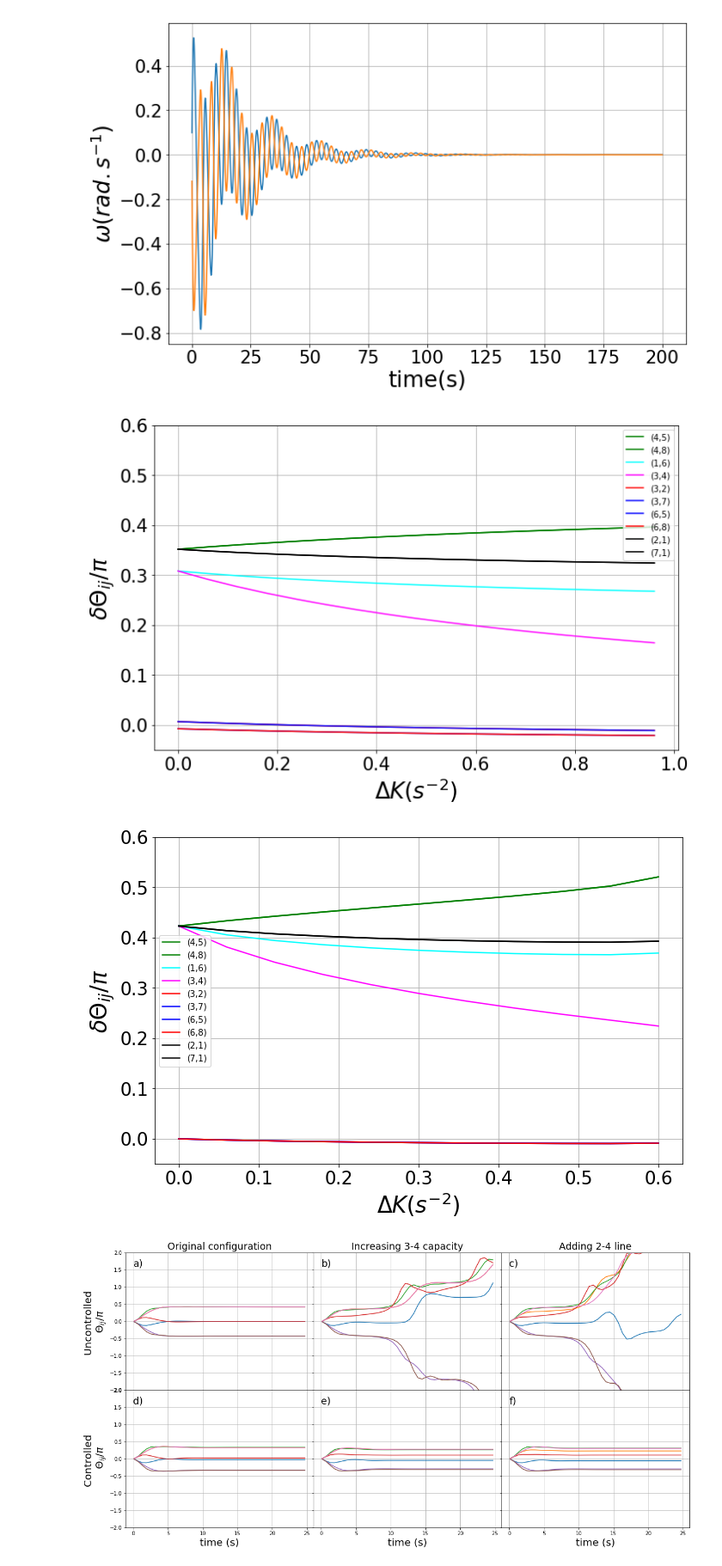
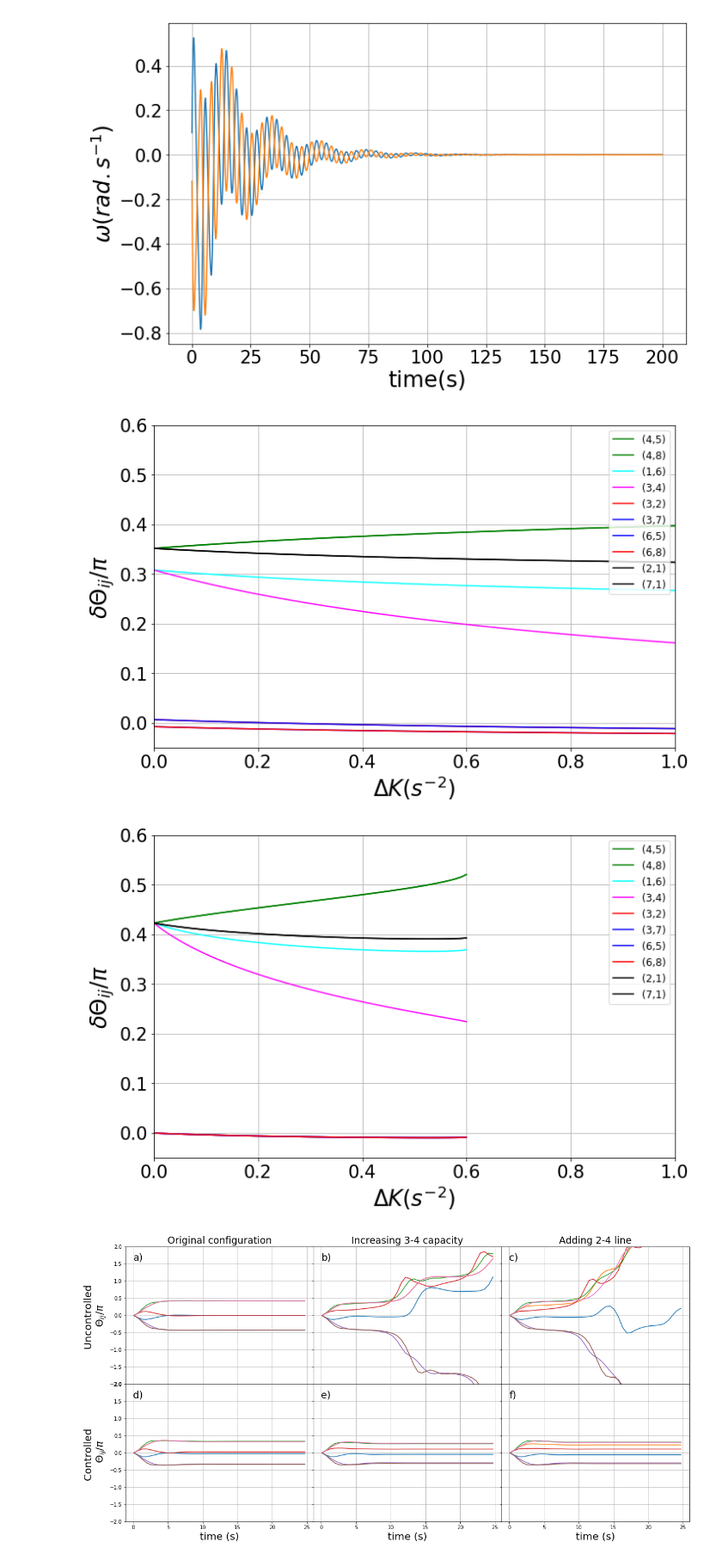
Before and after one commit to nicoleorzan/Braess-paradox, a Jupyter notebook: Plots.ipynb, the cells around one changed output. Shown at 86% size. Cells and saved outputs as stored; diff of their text form; code cells hidden in the pictures.

Commit message:
re did some plots

```diff
--- a/Plots.ipynb
+++ b/Plots.ipynb
@@ -39,8 +36,8 @@ plt.show()
 # %% [output]
 [figure]
 # %%
-df = pd.read_csv("more_nodes/capacity_variation/Data/deltaTheta_vs_capacity_gamma0.1", delim_whitespace = True)
-df = df.iloc[::6, :]
+df = pd.read_csv("more_nodes/capacity_variation/Data/deltaTheta_vs_capacity_gamma01", delim_whitespace = True)
+#df = df.iloc[::6, :]
 fig = plt.figure(figsize=(11,7))
 ax = fig.add_subplot(111)
 ax.plot(df.iloc[:,0], df.iloc[:,1], label = "(4,5)", color = 'green')
@@ -54,40 +51,42 @@ ax.plot(df.iloc[:,0], df.iloc[:,8], label = "(6,8)", color = 'red')
 ax.plot(df.iloc[:,0], df.iloc[:,9], label = "(2,1)", color = 'black')
 ax.plot(df.iloc[:,0], df.iloc[:,10], label = "(7,1)", color = 'black')
 ax.set_ylim([-0.05,0.6])
+ax.set_xlim([0,1])
 ax.set_xlabel("$\Delta K (s^{-2})$", size = 26)
 ax.set_ylabel("$\delta \Theta_{ij} / \pi$", size = 26)
 ax.tick_params(labelsize=21)
 plt.grid()
-plt.legend()
+plt.legend(loc = 1, prop={'size': 12})
 plt.savefig('Deltatheta_vs_capacity_gamma01.png', bbox_inches='tight')
 plt.show()
 # %% [output]
-[figure, old version]
+[figure, new version]
 # %%
 df = pd.read_csv("more_nodes/capacity_variation/Data/deltaTheta_vs_capacity_gamma0_stopping_where_breaks", delim_whitespace = True)
-df = df.iloc[::6, :]
+#df = df.iloc[::6, :]
 fig = plt.figure(figsize=(11, 7))
 ax = fig.add_subplot(111)
 ax.plot(df.iloc[:,0], df.iloc[:,1], label = "(4,5)", color = 'green')
 ax.plot(df.iloc[:,0], df.iloc[:,2], label = "(4,8)", color = 'green')
 ax.plot(df.iloc[:,0], df.iloc[:,3], label = "(1,6)", color = 'cyan')
 ax.plot(df.iloc[:,0], df.iloc[:,4], label = "(3,4)", color = 'fuchsia')
 ax.plot(df.iloc[:,0], df.iloc[:,5], label = "(3,2)", color = 'red')
 ax.plot(df.iloc[:,0], df.iloc[:,6], label = "(3,7)", color = 'blue')
 ax.plot(df.iloc[:,0], df.iloc[:,7], label = "(6,5)", color = 'blue')
 ax.plot(df.iloc[:,0], df.iloc[:,8], label = "(6,8)", color = 'red')
 ax.plot(df.iloc[:,0], df.iloc[:,9], label = "(2,1)", color = 'black')
 ax.plot(df.iloc[:,0], df.iloc[:,10], label = "(7,1)", color = 'black')
 ax.set_ylim([-0.05,0.6])
+ax.set_xlim([0,1])
 ax.set_xlabel("$\Delta K (s^{-2})$", size = 26)
 ax.set_ylabel("$\delta \Theta_{ij} / \pi$", size = 26)
 ax.tick_params(labelsize=21)
 plt.grid()
-plt.legend()
+plt.legend(loc = 1, prop={'size': 12})
 plt.savefig('Deltatheta_vs_capacity_gamma0.png', bbox_inches='tight')
 plt.show()
 # %% [output]
-[figure, old version]
+[figure, new version]
 # %%
 df1 = pd.read_csv("more_nodes/Data/original_network_gamma0", delim_whitespace = True)
 df2 = pd.read_csv("more_nodes/Data/doubled_3-4_gamma0", delim_whitespace = True)
```
Also changed, not shown: parts of 1 cell of this notebook, 10 other files.
